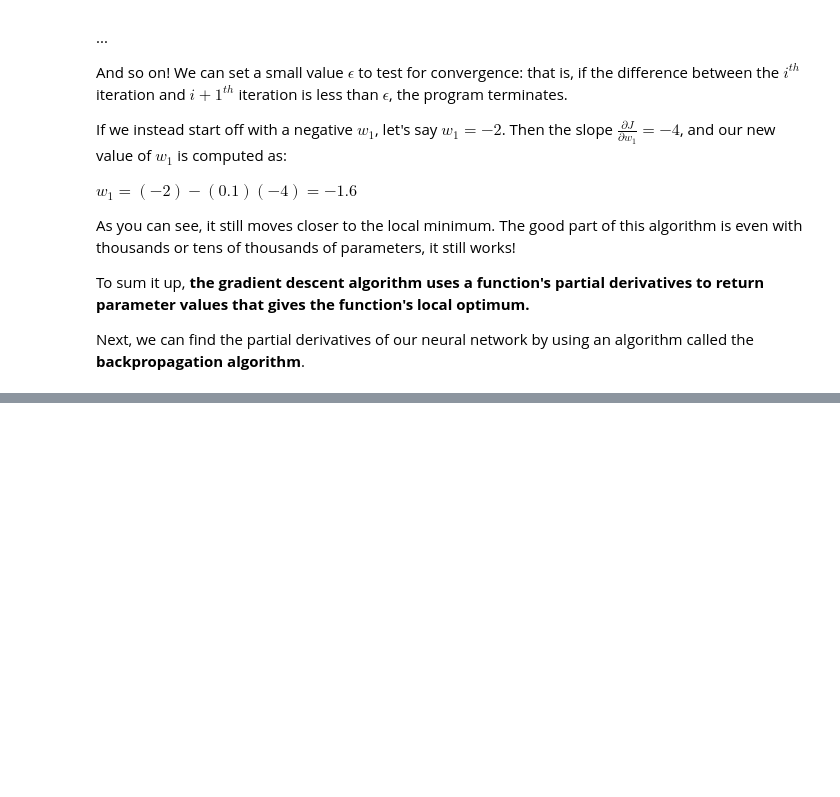
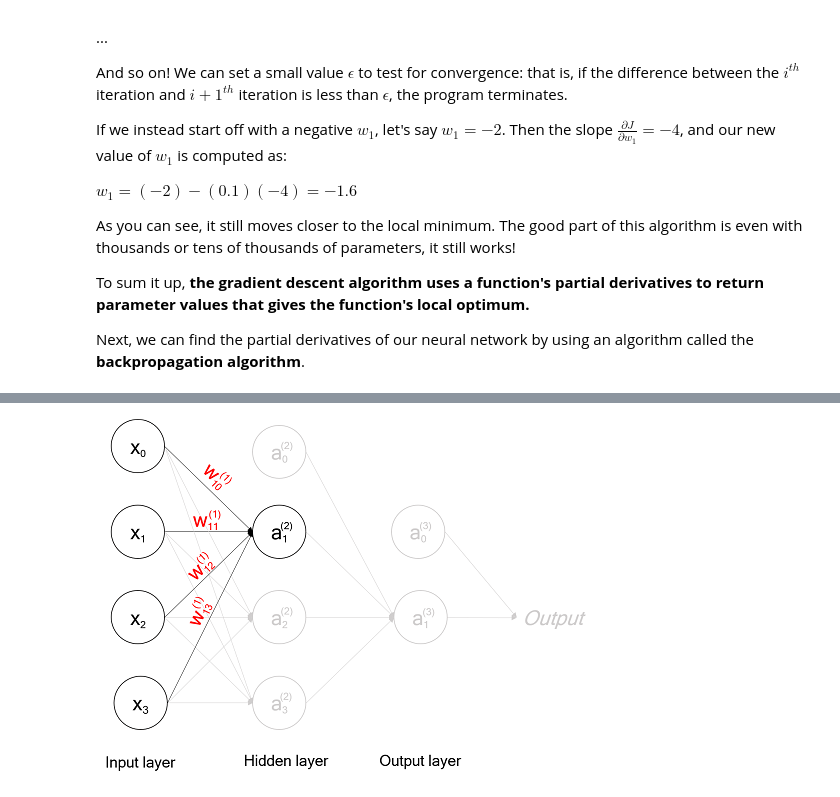
Before and after one commit to csangara/Neural-Networks, a Jupyter notebook: Multilayer-Networks.ipynb, the cells around one changed output, grey strips where cells are left out. Cells and saved outputs as stored; diff of their text form; code cells hidden in the pictures; blank space fills up the shorter version.

```diff
--- a/Multilayer-Networks.ipynb
+++ b/Multilayer-Networks.ipynb
@@ -252,0 +253,4 @@ Finally, we are at the very essence of training neural networks!
+# %%
+Image('multilayerw1.png')
+# %% [output]
+[figure, added]
```
Also changed, not shown: parts of 13 cells of this notebook.
